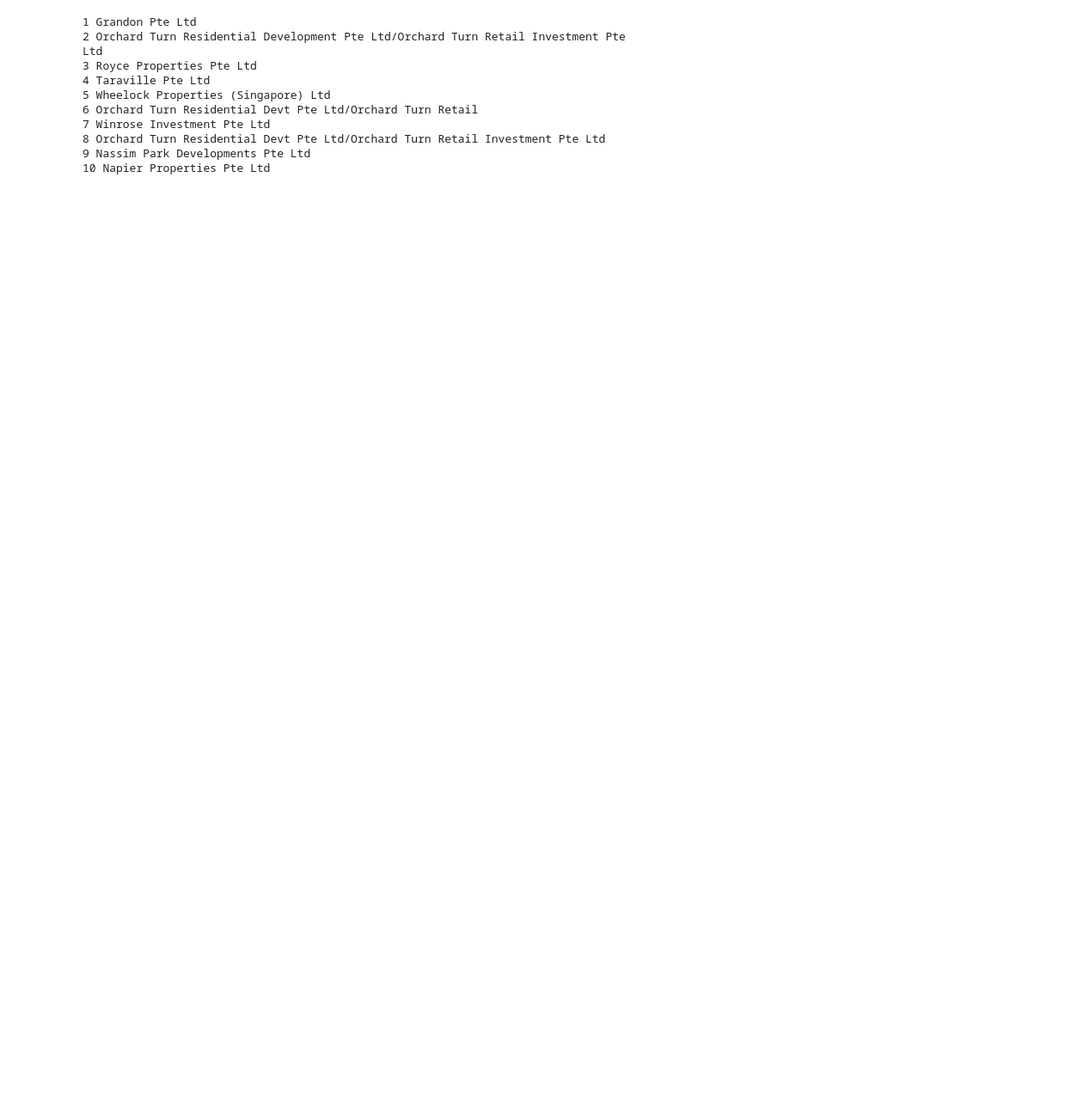
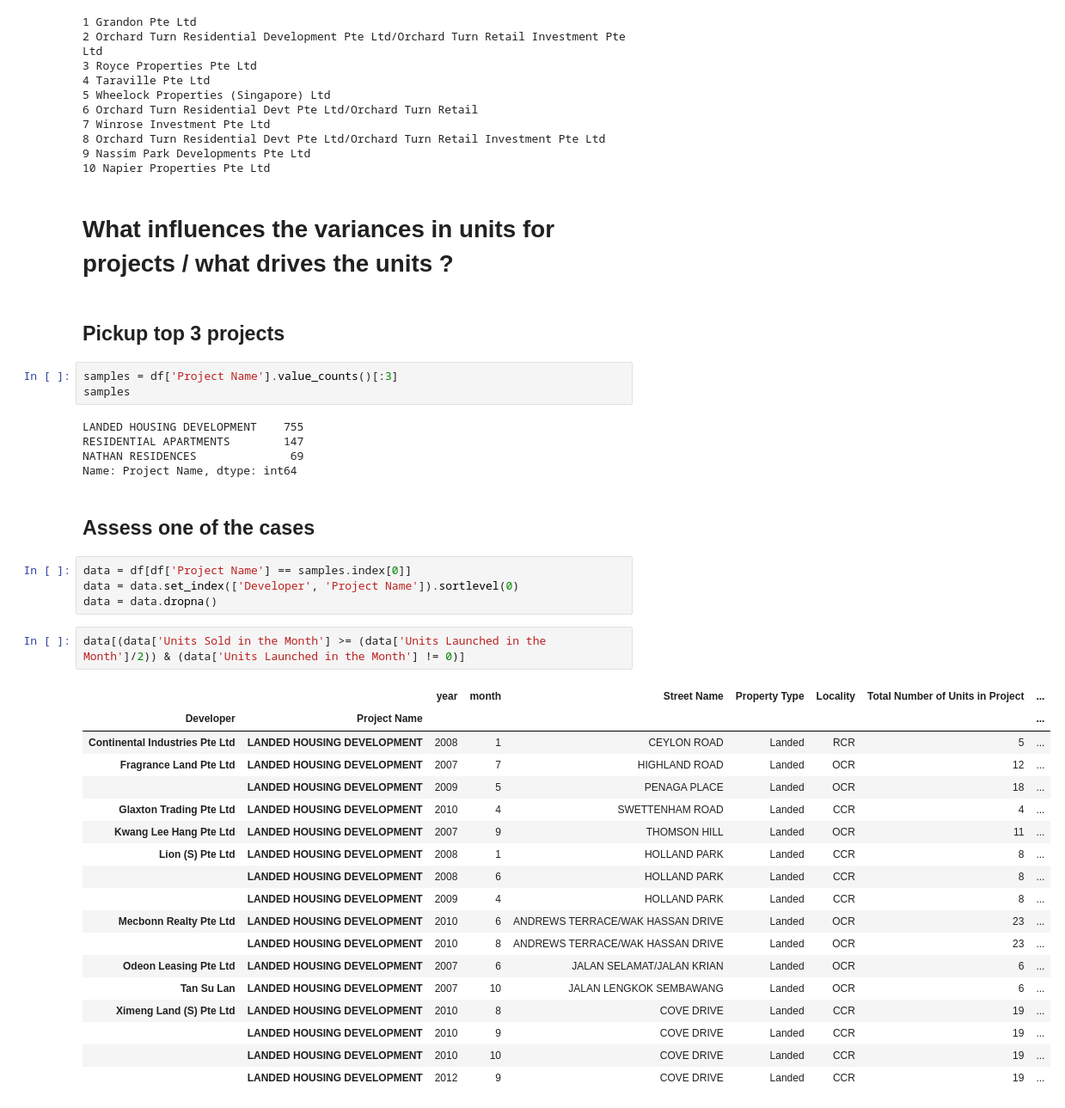
Before and after one commit to Devang-25/codeRiddles, a Jupyter notebook: gramener/property_singapore/prop_corr.ipynb, the cells around one changed output. Shown at 86% size. Cells and saved outputs as stored; diff of their text form; blank space fills up the shorter version.

Commit message:
init tests on variances in units

```diff
--- a/gramener/property_singapore/prop_corr.ipynb
+++ b/gramener/property_singapore/prop_corr.ipynb
@@ -100,3 +101,42 @@ for i,j in enumerate(res): print i+1,j
 8 Orchard Turn Residential Devt Pte Ltd/Orchard Turn Retail Investment Pte Ltd
 9 Nassim Park Developments Pte Ltd
 10 Napier Properties Pte Ltd
+# %% [markdown]
+# What influences the variances in units for projects / what drives the units  ?
+# %% [markdown]
+## Pickup top 3 projects
+# %%
+samples = df['Project Name'].value_counts()[:3]
+samples
+# %% [output]
+LANDED HOUSING DEVELOPMENT    755
+RESIDENTIAL APARTMENTS        147
+NATHAN RESIDENCES              69
+Name: Project Name, dtype: int64
+# %% [markdown]
+## Assess one of the cases
+# %%
+data = df[df['Project Name'] == samples.index[0]]
+data = data.set_index(['Developer', 'Project Name']).sortlevel(0)
+data = data.dropna()
+# %%
+data[(data['Units Sold in the Month'] >= (data['Units Launched in the Month']/2)) & (data['Units Launched in the Month'] != 0)]
+# %% [output]
+|  |  | year | month | Street Name | Property Type | Locality | Total Number of Units in Project | ... |
+| Developer | Project Name |  |  |  |  |  |  | ... |
+| Continental Industries Pte Ltd | LANDED HOUSING DEVELOPMENT | 2008 | 1 | CEYLON ROAD | Landed | RCR | 5 | ... |
+| Fragrance Land Pte Ltd | LANDED HOUSING DEVELOPMENT | 2007 | 7 | HIGHLAND ROAD | Landed | OCR | 12 | ... |
+|  | LANDED HOUSING DEVELOPMENT | 2009 | 5 | PENAGA PLACE | Landed | OCR | 18 | ... |
+| Glaxton Trading Pte Ltd | LANDED HOUSING DEVELOPMENT | 2010 | 4 | SWETTENHAM ROAD | Landed | CCR | 4 | ... |
+| Kwang Lee Hang Pte Ltd | LANDED HOUSING DEVELOPMENT | 2007 | 9 | THOMSON HILL | Landed | OCR | 11 | ... |
+| Lion (S) Pte Ltd | LANDED HOUSING DEVELOPMENT | 2008 | 1 | HOLLAND PARK | Landed | CCR | 8 | ... |
+|  | LANDED HOUSING DEVELOPMENT | 2008 | 6 | HOLLAND PARK | Landed | CCR | 8 | ... |
+|  | LANDED HOUSING DEVELOPMENT | 2009 | 4 | HOLLAND PARK | Landed | CCR | 8 | ... |
+| Mecbonn Realty Pte Ltd | LANDED HOUSING DEVELOPMENT | 2010 | 6 | ANDREWS TERRACE/WAK HASSAN DRIVE | Landed | OCR | 23 | ... |
+|  | LANDED HOUSING DEVELOPMENT | 2010 | 8 | ANDREWS TERRACE/WAK HASSAN DRIVE | Landed | OCR | 23 | ... |
+| Odeon Leasing Pte Ltd | LANDED HOUSING DEVELOPMENT | 2007 | 6 | JALAN SELAMAT/JALAN KRIAN | Landed | OCR | 6 | ... |
+| Tan Su Lan | LANDED HOUSING DEVELOPMENT | 2007 | 10 | JALAN LENGKOK SEMBAWANG | Landed | OCR | 6 | ... |
+| Ximeng Land (S) Pte Ltd | LANDED HOUSING DEVELOPMENT | 2010 | 8 | COVE DRIVE | Landed | CCR | 19 | ... |
+|  | LANDED HOUSING DEVELOPMENT | 2010 | 9 | COVE DRIVE | Landed | CCR | 19 | ... |
+|  | LANDED HOUSING DEVELOPMENT | 2010 | 10 | COVE DRIVE | Landed | CCR | 19 | ... |
+|  | LANDED HOUSING DEVELOPMENT | 2012 | 9 | COVE DRIVE | Landed | CCR | 19 | ... |
```
Also changed, not shown: parts of 1 cell of this notebook.
